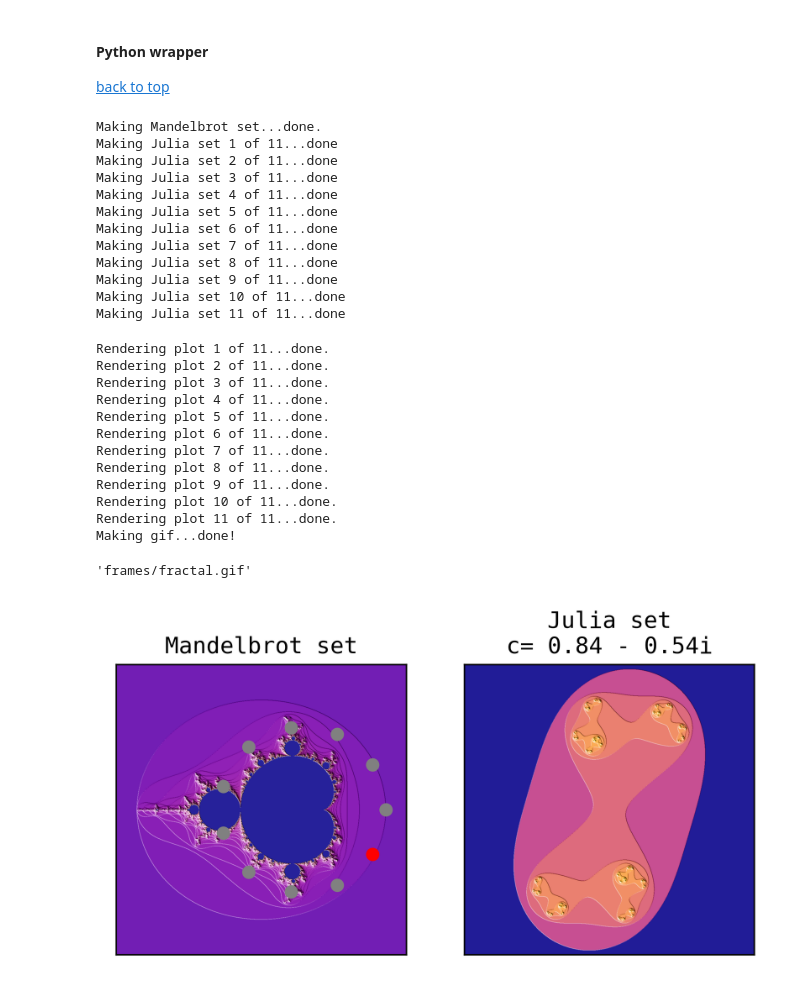
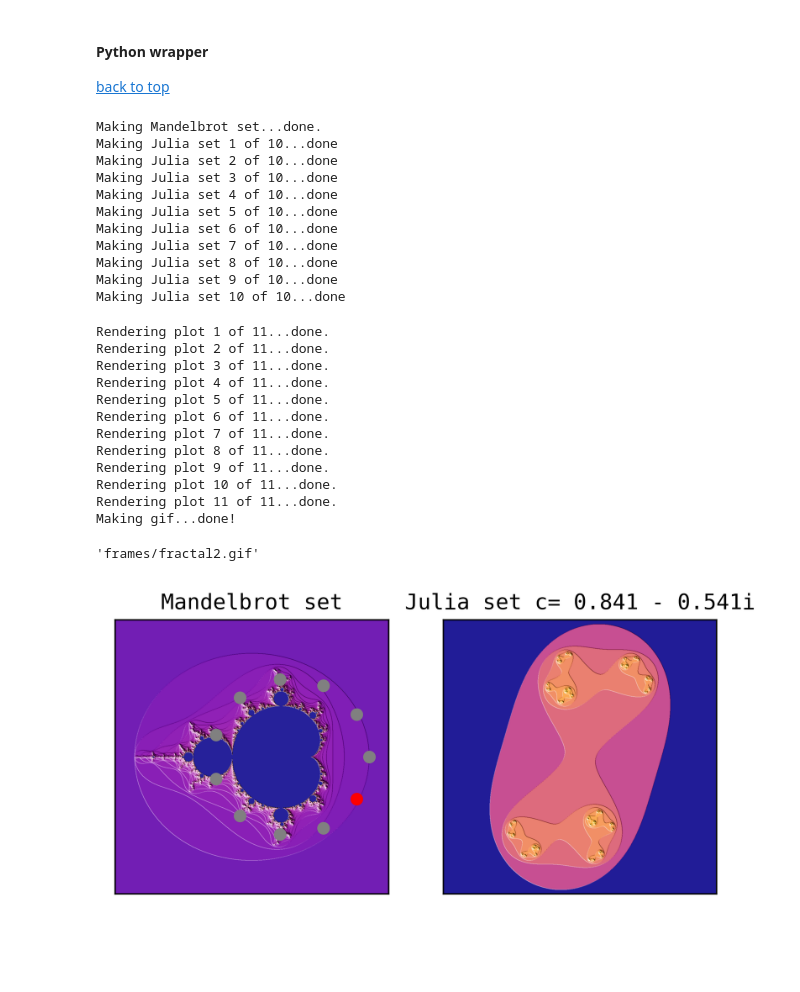
Before and after one commit to jennyfothergill/fractal_giffer, a Jupyter notebook: JFothergill_project.ipynb, the cells around one changed output. Saved outputs shown, nothing was run; the diff lists cells and outputs as text; code cells hidden in the pictures; blank space fills up the shorter version.

```diff
--- a/JFothergill_project.ipynb
+++ b/JFothergill_project.ipynb
@@ -509,43 +509,42 @@ def make_gif(
 # )
 
 # This is pretty SLOW -- must be ran on redhawk
-make_outfiles(0, 0, 11, 1, verbose=True, node="node2")
+make_outfiles(0, 0, 10, 0.8, verbose=True, node="node2")
 # %% [output]
 Making Mandelbrot set...done.
-Making Julia set 1 of 11...done
-Making Julia set 2 of 11...done
-Making Julia set 3 of 11...done
-Making Julia set 4 of 11...done
-Making Julia set 5 of 11...done
-Making Julia set 6 of 11...done
-Making Julia set 7 of 11...done
-Making Julia set 8 of 11...done
-Making Julia set 9 of 11...done
-Making Julia set 10 of 11...done
-Making Julia set 11 of 11...done
+Making Julia set 1 of 10...done
+Making Julia set 2 of 10...done
+Making Julia set 3 of 10...done
+Making Julia set 4 of 10...done
+Making Julia set 5 of 10...done
+Making Julia set 6 of 10...done
+Making Julia set 7 of 10...done
+Making Julia set 8 of 10...done
+Making Julia set 9 of 10...done
+Making Julia set 10 of 10...done
 # %%
 # This can be done locally with the outfiles from redhawk
 !rm -rf frames/*.png
 
 # make_gif(
 #  xc, yc, npts, radius, verbose=False, gifname="frames/fractal.gif", outdir="outfiles/"
 # )
-make_gif(0, 0, 11, 1, verbose=True)
+make_gif(0, 0, 11, 1, verbose=True, gifname="frames/fractal2.gif")
 # %% [output]
 Rendering plot 1 of 11...done.
 Rendering plot 2 of 11...done.
 Rendering plot 3 of 11...done.
 Rendering plot 4 of 11...done.
 Rendering plot 5 of 11...done.
 Rendering plot 6 of 11...done.
 Rendering plot 7 of 11...done.
 Rendering plot 8 of 11...done.
 Rendering plot 9 of 11...done.
 Rendering plot 10 of 11...done.
 Rendering plot 11 of 11...done.
 Making gif...done!
-'frames/fractal.gif'
+'frames/fractal2.gif'
-[figure, old version]
+[figure, new version]
 # %% [markdown]
 <a id='gif'></a>
 #### Final GIF!
```
